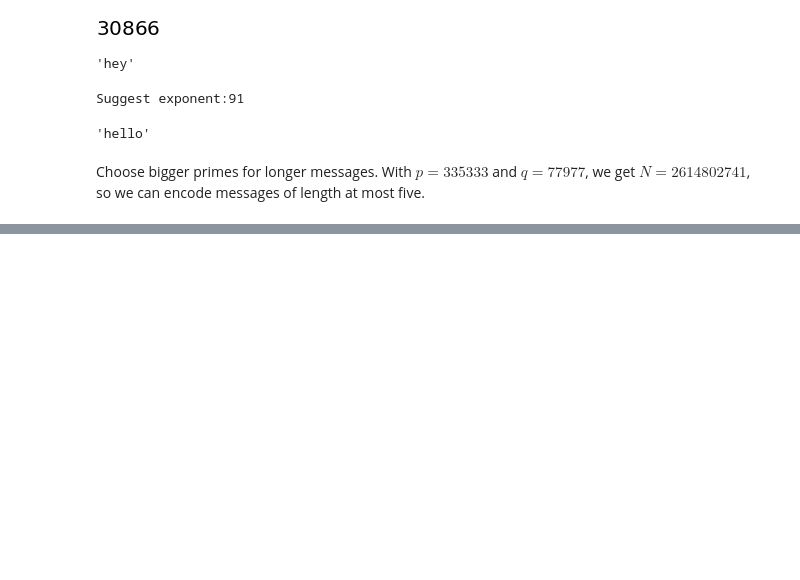
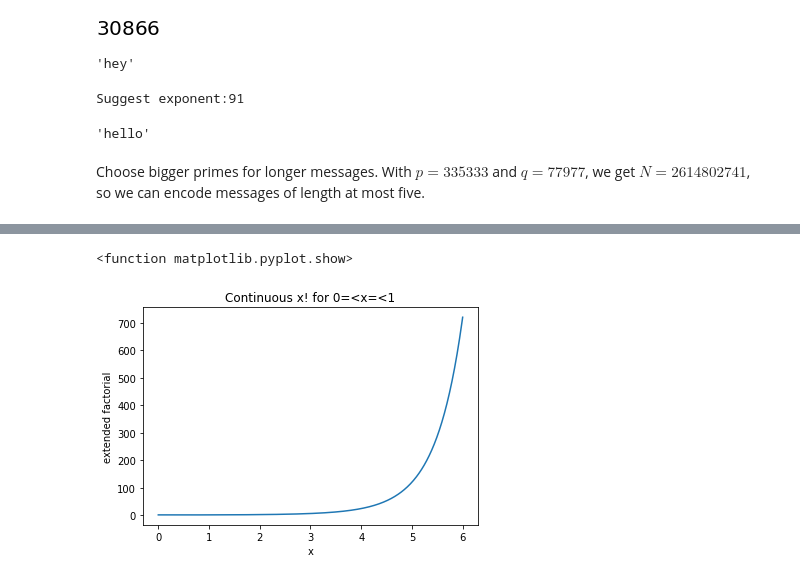
Before and after one commit to hhboorstein/number-theory, a Jupyter notebook: nt.ipynb, the cells around one changed output, grey strips where cells are left out. Cells and saved outputs as stored; diff of their text form; code cells hidden in the pictures; blank space fills up the shorter version.

Commit message:
Added factorials

```diff
--- a/nt.ipynb
+++ b/nt.ipynb
@@ -361,0 +362,15 @@ Choose bigger primes for longer messages. With $p=335333$ and $q=77977$, we get
+# %%
+def fac(n):
+  '''The factorial function
+  for positive integers.'''
+  if n==1:
+    return 1
+  else:
+    return n*fac(n-1)
+
+from sympy import gamma
+
+def efac(x):
+  '''Extended factorial function.
+  Takes positive real-valued inputs.'''
+  return gamma(x+1)
@@ -361,0 +385,15 @@ Choose bigger primes for longer messages. With $p=335333$ and $q=77977$, we get
+# %%
+import numpy as np
+import matplotlib.pyplot as plt
+
+x_axis=np.linspace(0,6,601)
+y=[efac(x) for x in x_axis]
+
+plt.plot(x,y)
+plt.title('Continuous x! for 0=<x=<1')
+plt.xlabel('x')
+plt.ylabel('extended factorial')
+plt.show
+# %% [output]
+<function matplotlib.pyplot.show>
+[figure, added]
```
Also changed, not shown: parts of 5 cells of this notebook.
